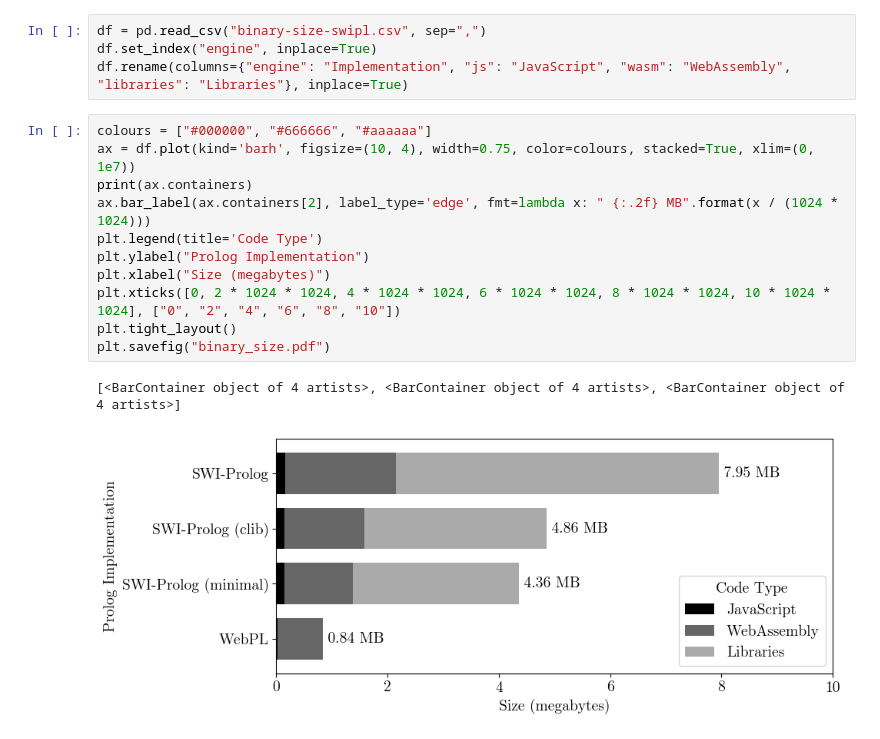
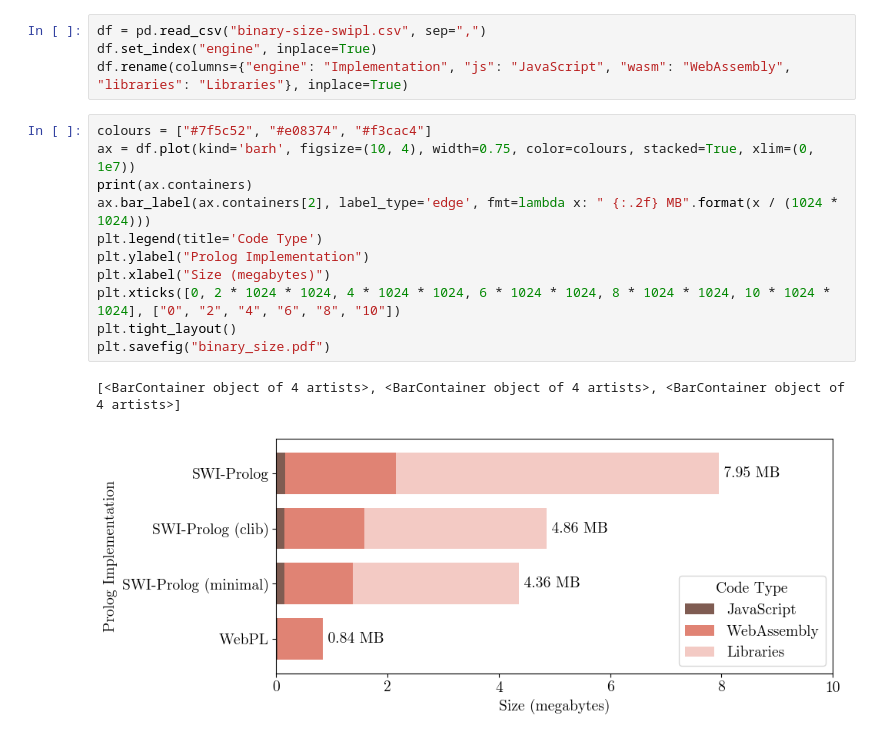
Before and after one commit to w-henderson/WebPL, a Jupyter notebook: docs/dissertation/graphs.ipynb, the cells around one changed output. Saved outputs shown, nothing was run; the diff lists cells and outputs as text.

```diff
--- a/docs/dissertation/graphs.ipynb
+++ b/docs/dissertation/graphs.ipynb
@@ -136,16 +124,16 @@ df = pd.read_csv("binary-size-swipl.csv", sep=",")
 df.set_index("engine", inplace=True)
 df.rename(columns={"engine": "Implementation", "js": "JavaScript", "wasm": "WebAssembly", "libraries": "Libraries"}, inplace=True)
 # %%
-colours = ["#000000", "#666666", "#aaaaaa"]
+colours = ["#7f5c52", "#e08374", "#f3cac4"]
 ax = df.plot(kind='barh', figsize=(10, 4), width=0.75, color=colours, stacked=True, xlim=(0, 1e7))
 print(ax.containers)
 ax.bar_label(ax.containers[2], label_type='edge', fmt=lambda x: " {:.2f} MB".format(x / (1024 * 1024)))
 plt.legend(title='Code Type')
 plt.ylabel("Prolog Implementation")
 plt.xlabel("Size (megabytes)")
 plt.xticks([0, 2 * 1024 * 1024, 4 * 1024 * 1024, 6 * 1024 * 1024, 8 * 1024 * 1024, 10 * 1024 * 1024], ["0", "2", "4", "6", "8", "10"])
 plt.tight_layout()
 plt.savefig("binary_size.pdf")
 # %% [output]
 [<BarContainer object of 4 artists>, <BarContainer object of 4 artists>, <BarContainer object of 4 artists>]
-[figure, old version]
+[figure, new version]
```
Also changed, not shown: parts of 5 cells of this notebook, 5 other files.
